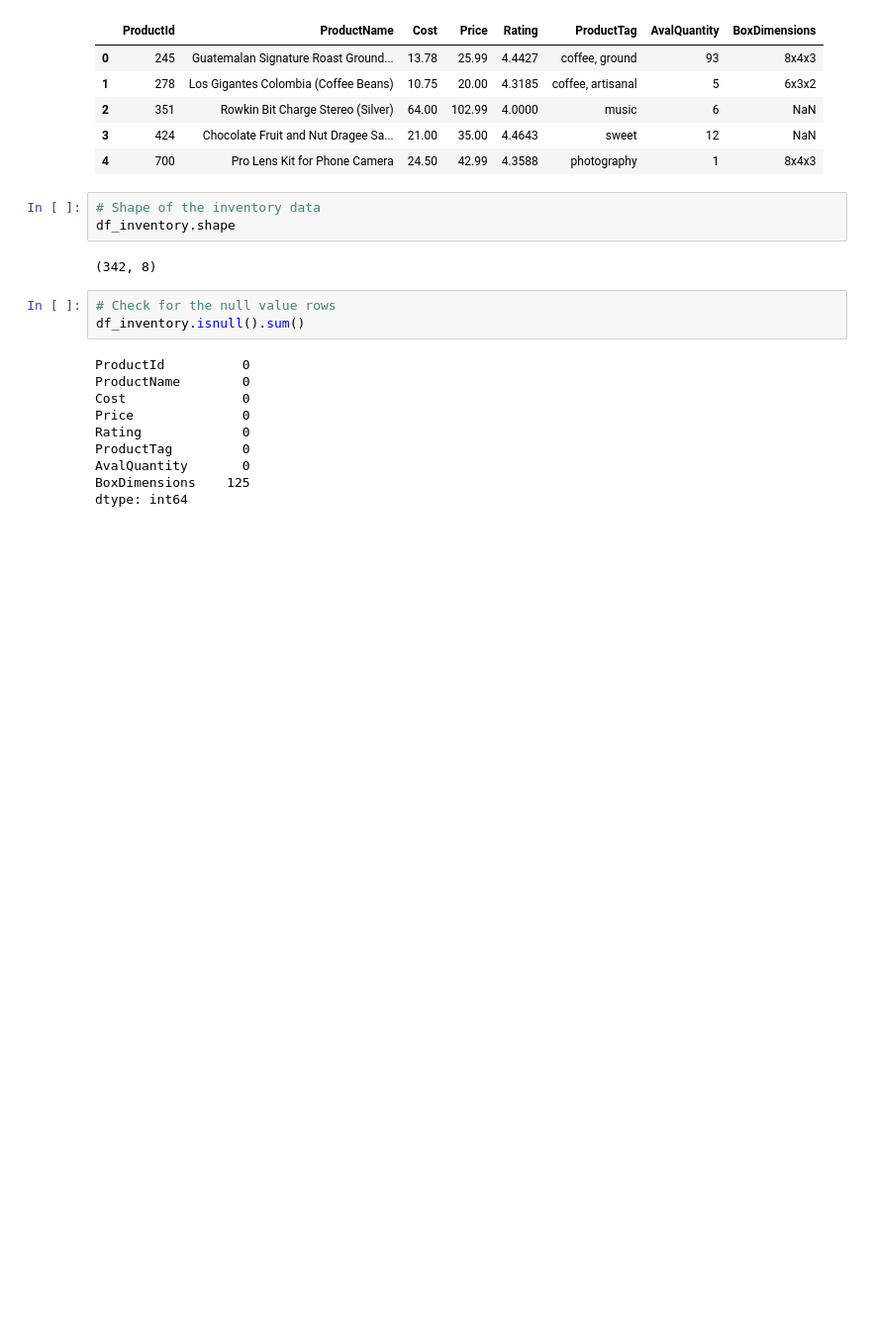
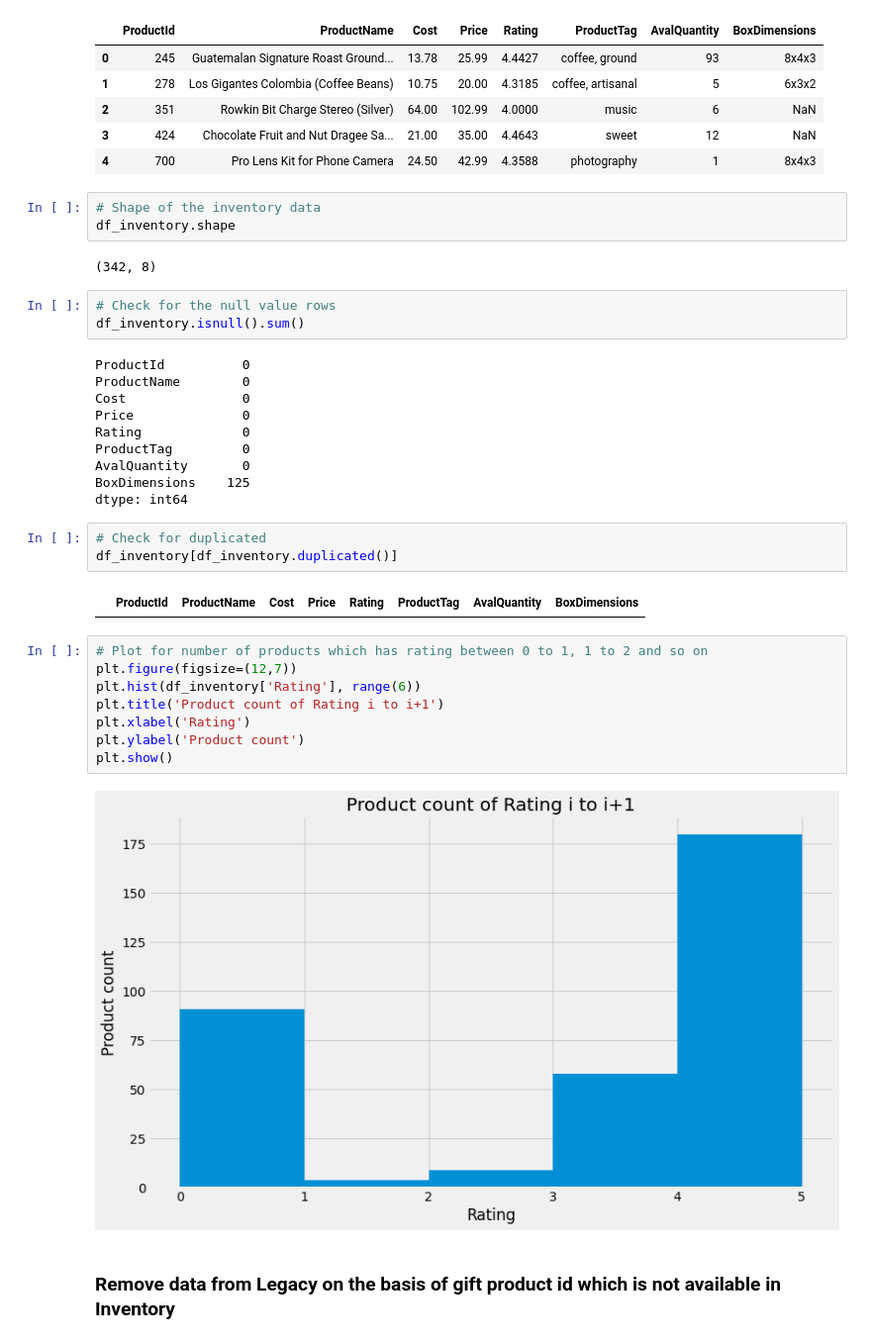
Before and after one commit to yash0307jain/curated-gift-boxes, a Jupyter notebook: data_analysis.ipynb, the cells around one changed output. Shown at 99% size. Cells and saved outputs as stored; diff of their text form; blank space fills up the shorter version.

```diff
--- a/data_analysis.ipynb
+++ b/data_analysis.ipynb
@@ -204,3 +238,20 @@ ProductTag         0
 AvalQuantity       0
 BoxDimensions    125
 dtype: int64
+# %%
+# Check for duplicated
+df_inventory[df_inventory.duplicated()]
+# %% [output]
+|  | ProductId | ProductName | Cost | Price | Rating | ProductTag | AvalQuantity | BoxDimensions |
+# %%
+# Plot for number of products which has rating between 0 to 1, 1 to 2 and so on
+plt.figure(figsize=(12,7))
+plt.hist(df_inventory['Rating'], range(6))
+plt.title('Product count of Rating i to i+1')
+plt.xlabel('Rating')
+plt.ylabel('Product count')
+plt.show()
+# %% [output]
+[figure, added]
+# %% [markdown]
+### Remove data from Legacy on the basis of gift product id which is not available in Inventory
```
Also changed, not shown: parts of 16 cells of this notebook, 2 other files.
